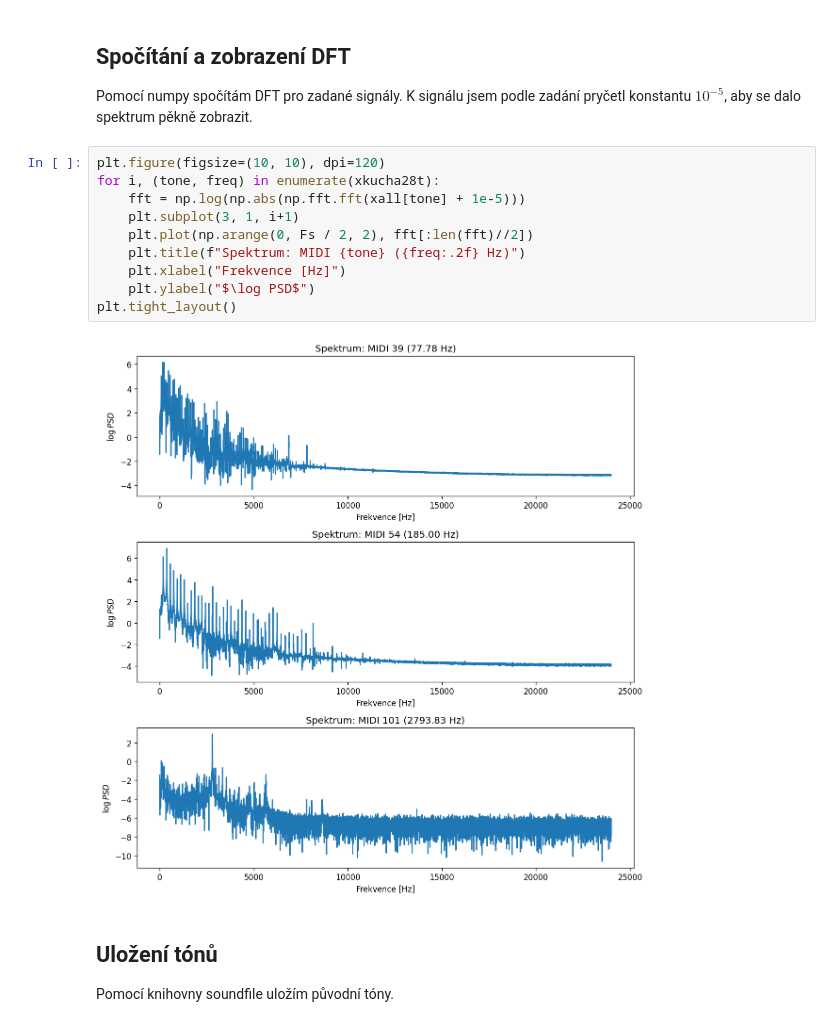
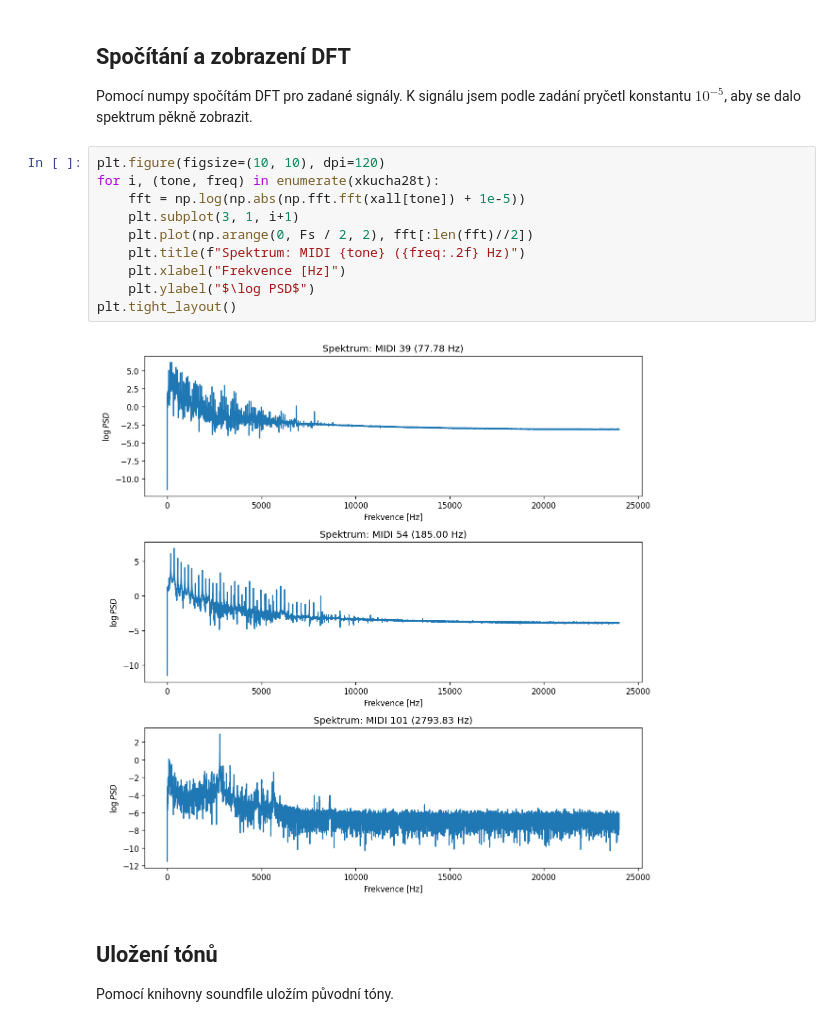
Before and after one commit to JosefKuchar/iss-project, a Jupyter notebook: src/reseni.ipynb, the cells around one changed output. Drawn from its saved outputs; the diff is of its cells as text.

```diff
--- a/src/reseni.ipynb
+++ b/src/reseni.ipynb
@@ -82,15 +82,15 @@ Pomocí numpy spočítám DFT pro zadané signály. K signálu jsem podle zadán
 # %%
 plt.figure(figsize=(10, 10), dpi=120)
 for i, (tone, freq) in enumerate(xkucha28t):
-    fft = np.log(np.abs(np.fft.fft(xall[tone] + 1e-5)))
+    fft = np.log(np.abs(np.fft.fft(xall[tone]) + 1e-5))
     plt.subplot(3, 1, i+1)
     plt.plot(np.arange(0, Fs / 2, 2), fft[:len(fft)//2])
     plt.title(f"Spektrum: MIDI {tone} ({freq:.2f} Hz)")
     plt.xlabel("Frekvence [Hz]")
     plt.ylabel("$\log PSD$")
 plt.tight_layout()
 # %% [output]
-[figure, old version]
+[figure, new version]
 # %% [markdown]
 ## Uložení tónů
 Pomocí knihovny soundfile uložím původní tóny.
```
Also changed, not shown: parts of 5 cells of this notebook, 6 other files.
